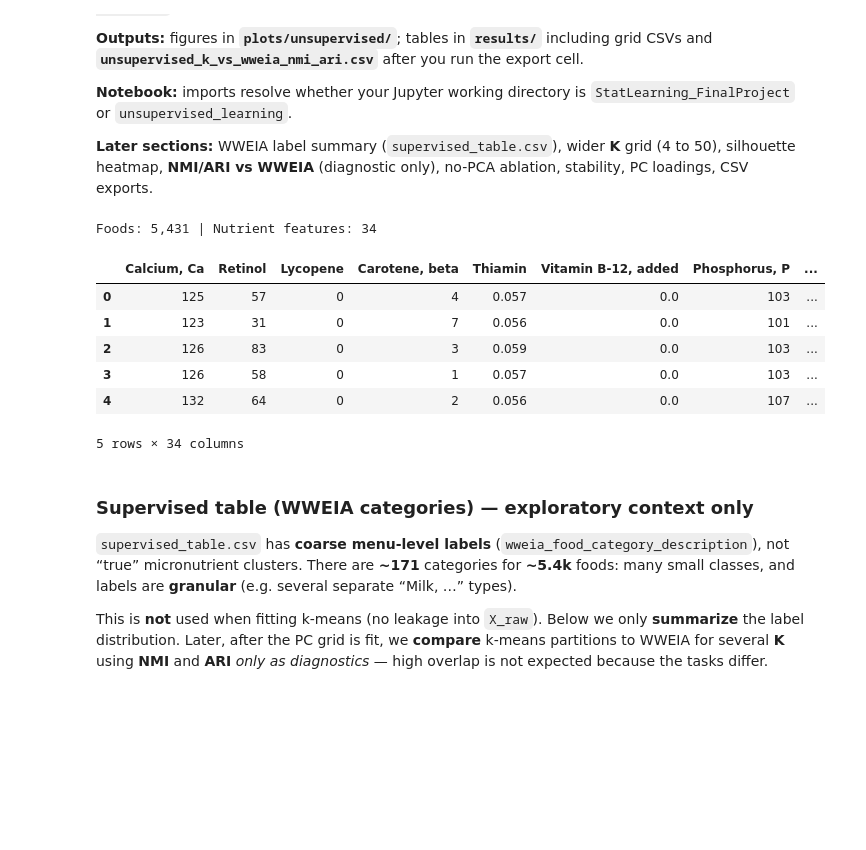
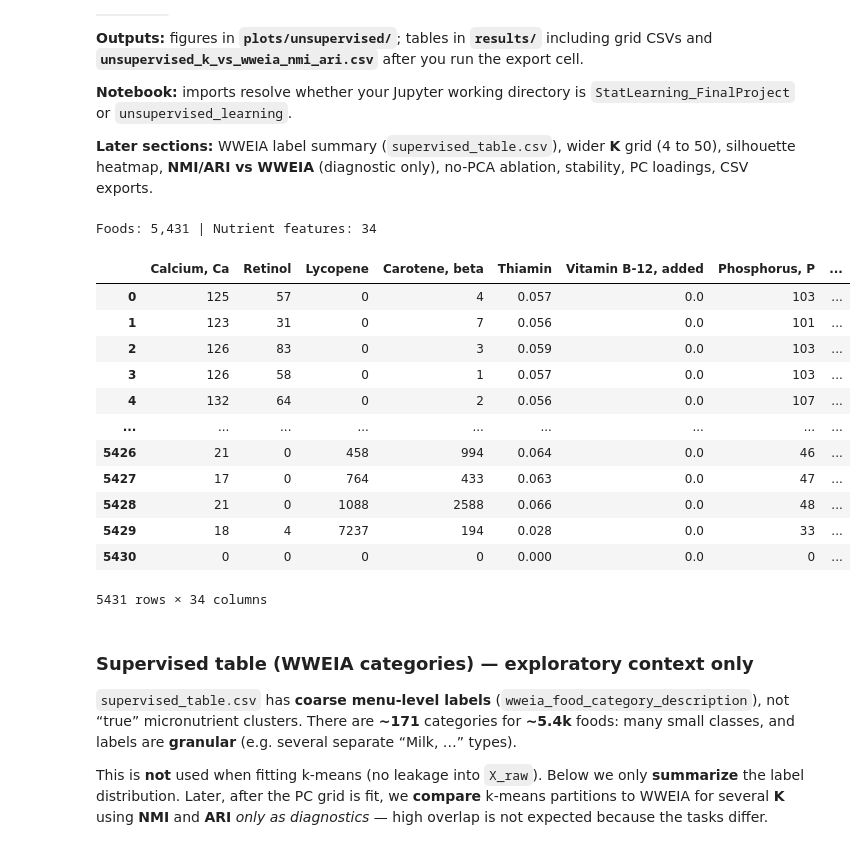
Before and after one commit to rsrini10/StatLearning_FinalProject, a Jupyter notebook: unsupervised_learning/pca_kmeans_exploration.ipynb, the cells around one changed output. Cells and saved outputs as stored; diff of their text form; code cells hidden in the pictures; blank space fills up the shorter version.

```diff
--- a/unsupervised_learning/pca_kmeans_exploration.ipynb
+++ b/unsupervised_learning/pca_kmeans_exploration.ipynb
@@ -80,16 +80,22 @@ assert DATA_PATH.is_file(), f"Missing data file: {DATA_PATH}"
 # %%
 X_raw, food_names = load_feature_matrix(DATA_PATH)
 print(f"Foods: {len(X_raw):,} | Nutrient features: {X_raw.shape[1]}")
-X_raw.head()
+X_raw
 # %% [output]
 Foods: 5,431 | Nutrient features: 34
 |  | Calcium, Ca | Retinol | Lycopene | Carotene, beta | Thiamin | Vitamin B-12, added | Phosphorus, P | ... |
 | 0 | 125 | 57 | 0 | 4 | 0.057 | 0.0 | 103 | ... |
 | 1 | 123 | 31 | 0 | 7 | 0.056 | 0.0 | 101 | ... |
 | 2 | 126 | 83 | 0 | 3 | 0.059 | 0.0 | 103 | ... |
 | 3 | 126 | 58 | 0 | 1 | 0.057 | 0.0 | 103 | ... |
 | 4 | 132 | 64 | 0 | 2 | 0.056 | 0.0 | 107 | ... |
+| ... | ... | ... | ... | ... | ... | ... | ... | ... |
+| 5426 | 21 | 0 | 458 | 994 | 0.064 | 0.0 | 46 | ... |
+| 5427 | 17 | 0 | 764 | 433 | 0.063 | 0.0 | 47 | ... |
+| 5428 | 21 | 0 | 1088 | 2588 | 0.066 | 0.0 | 48 | ... |
+| 5429 | 18 | 4 | 7237 | 194 | 0.028 | 0.0 | 33 | ... |
+| 5430 | 0 | 0 | 0 | 0 | 0.000 | 0.0 | 0 | ... |
-5 rows × 34 columns
+5431 rows × 34 columns
 # %% [markdown]
 ### Supervised table (WWEIA categories) — exploratory context only
 
```
Also changed, not shown: 8 other files.
